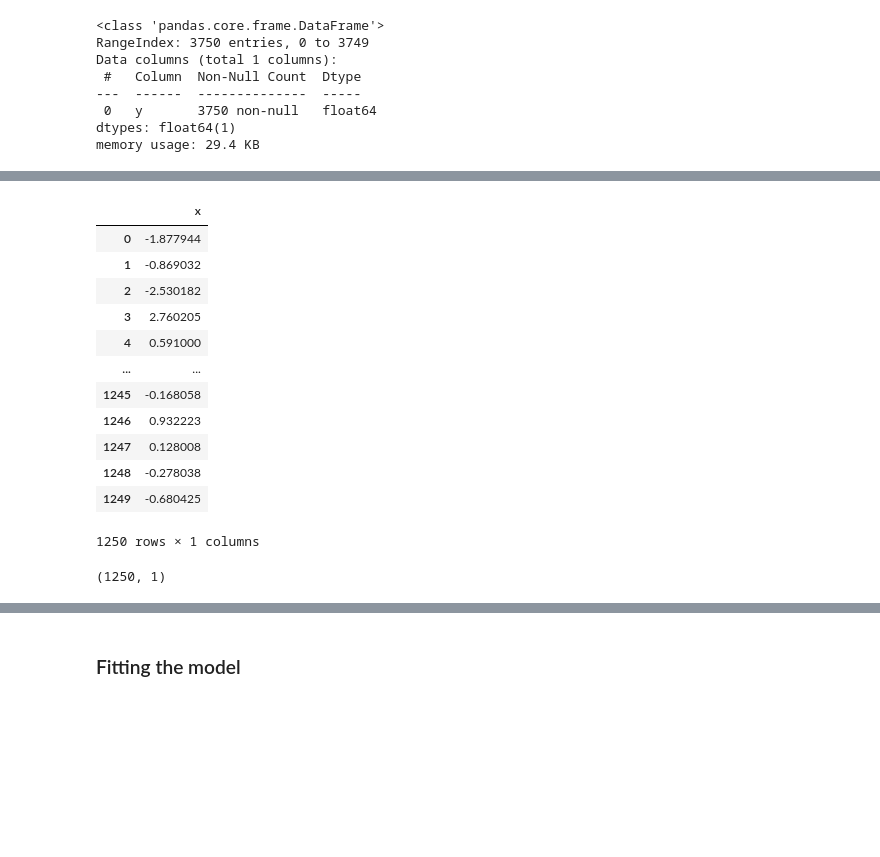
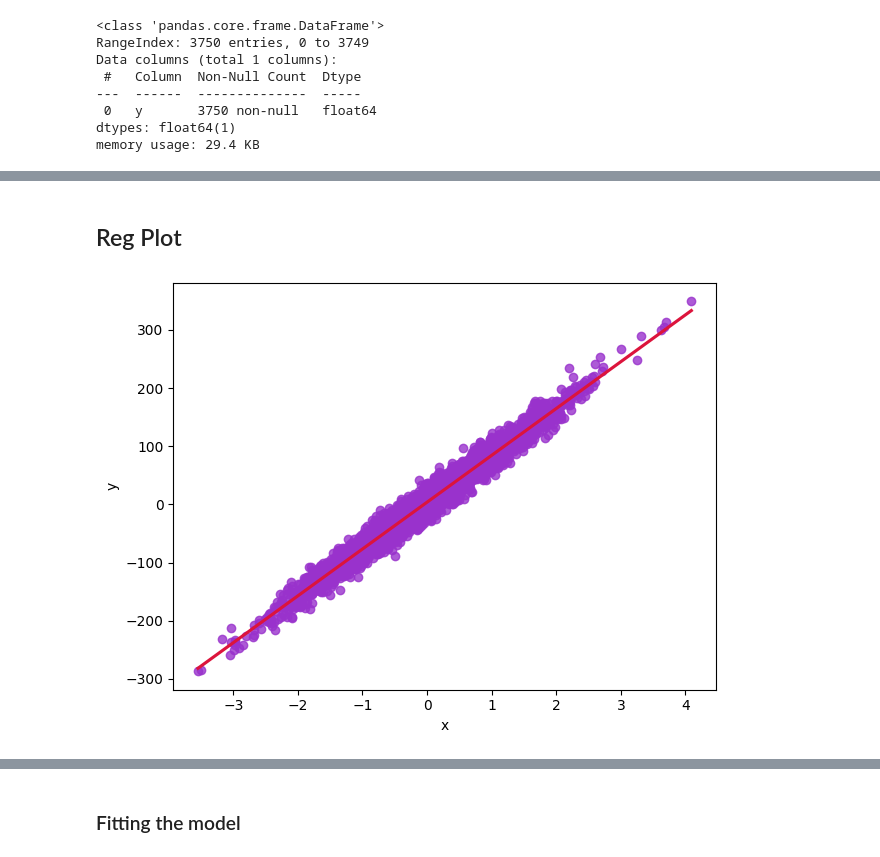
Before and after one commit to SharathHebbar/Hardwork-pays-off, a Jupyter notebook: hardwork pays off.ipynb, the cells around one changed output, grey strips where cells are left out. Drawn from its saved outputs; the diff is of its cells as text; code cells hidden in the pictures; blank space fills up the shorter version.

```diff
--- a/hardwork pays off.ipynb
+++ b/hardwork pays off.ipynb
@@ -92,21 +139,15 @@ plt.show()
-# %%
-x_test = pd.read_csv('Linear_X_Test.csv')
-x_test
-# %% [output]
-|  | x |
-| 0 | -1.877944 |
-| 1 | -0.869032 |
-| 2 | -2.530182 |
-| 3 | 2.760205 |
-| 4 | 0.591000 |
-| ... | ... |
-| 1245 | -0.168058 |
-| 1246 | 0.932223 |
-| 1247 | 0.128008 |
-| 1248 | -0.278038 |
-| 1249 | -0.680425 |
-1250 rows × 1 columns
-# %%
-x_test.shape
-# %% [output]
-(1250, 1)
+# %% [markdown]
+## Reg Plot
+# %%
+sns.regplot(
+    x=x_train,
+    y=y_train,
+    scatter=True,
+    line_kws={'color': 'crimson'},
+    scatter_kws={'color': 'darkorchid'},
+)
+plt.tight_layout()
+
+plt.show()
+# %% [output]
+[figure, added]
```
Also changed, not shown: parts of 48 cells of this notebook, 4 other files.
